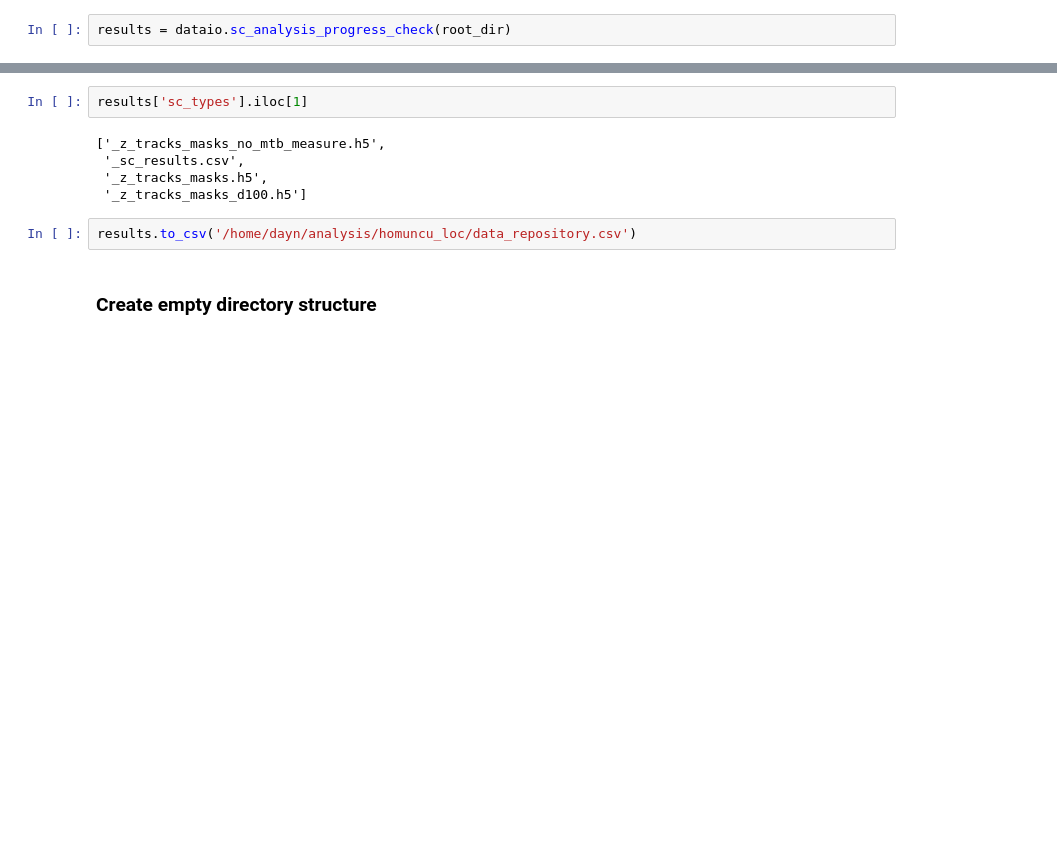
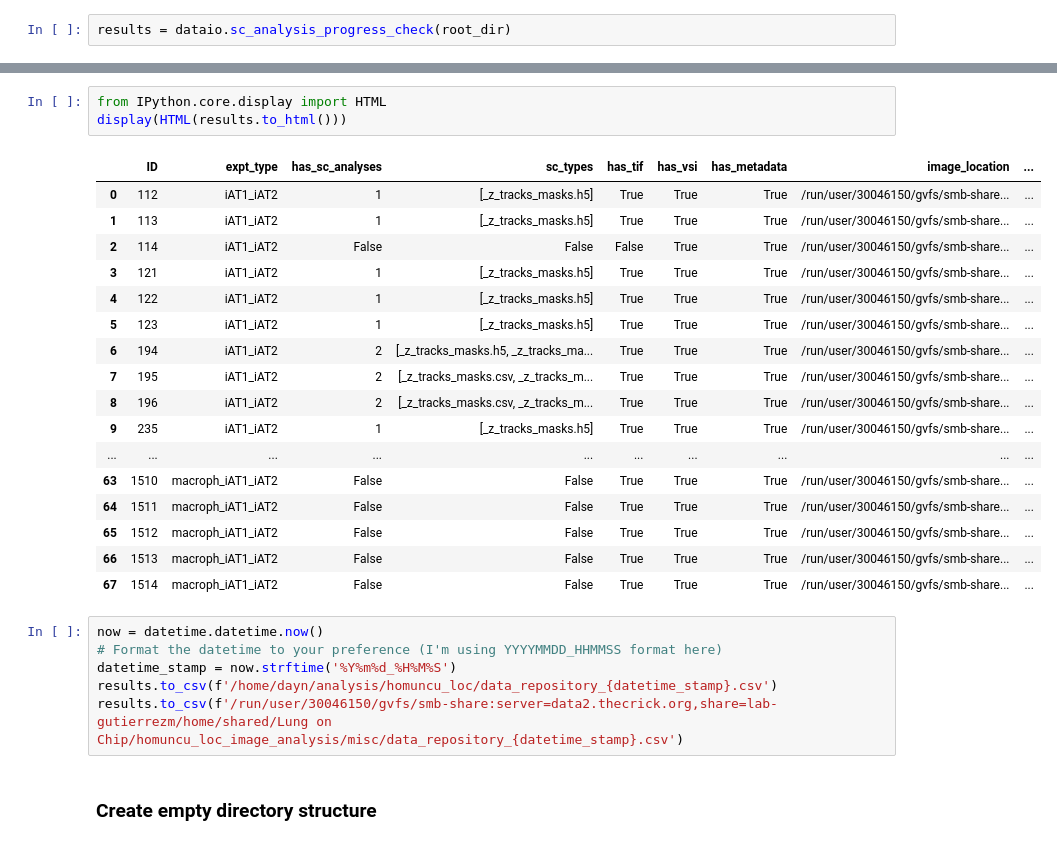
Before and after one commit to nthndy/homuncu_loc, a Jupyter notebook: homunculoc_data_organisation.ipynb, the cells around one changed output, grey strips where cells are left out. Drawn from its saved outputs; the diff is of its cells as text; blank space fills up the shorter version.

Commit message:
checking image and sc files

```diff
--- a/homunculoc_data_organisation.ipynb
+++ b/homunculoc_data_organisation.ipynb
@@ -40,12 +22,30 @@ results
 # %%
-results['sc_types'].iloc[1]
+from IPython.core.display import HTML
+display(HTML(results.to_html()))
 # %% [output]
-['_z_tracks_masks_no_mtb_measure.h5',
- '_sc_results.csv',
- '_z_tracks_masks.h5',
- '_z_tracks_masks_d100.h5']
+|  | ID | expt_type | has_sc_analyses | sc_types | has_tif | has_vsi | has_metadata | image_location | ... |
+| 0 | 112 | iAT1_iAT2 | 1 | [_z_tracks_masks.h5] | True | True | True | /run/user/30046150/gvfs/smb-share... | ... |
+| 1 | 113 | iAT1_iAT2 | 1 | [_z_tracks_masks.h5] | True | True | True | /run/user/30046150/gvfs/smb-share... | ... |
+| 2 | 114 | iAT1_iAT2 | False | False | False | True | True | /run/user/30046150/gvfs/smb-share... | ... |
+| 3 | 121 | iAT1_iAT2 | 1 | [_z_tracks_masks.h5] | True | True | True | /run/user/30046150/gvfs/smb-share... | ... |
+| 4 | 122 | iAT1_iAT2 | 1 | [_z_tracks_masks.h5] | True | True | True | /run/user/30046150/gvfs/smb-share... | ... |
+| 5 | 123 | iAT1_iAT2 | 1 | [_z_tracks_masks.h5] | True | True | True | /run/user/30046150/gvfs/smb-share... | ... |
+| 6 | 194 | iAT1_iAT2 | 2 | [_z_tracks_masks.h5, _z_tracks_ma... | True | True | True | /run/user/30046150/gvfs/smb-share... | ... |
+| 7 | 195 | iAT1_iAT2 | 2 | [_z_tracks_masks.csv, _z_tracks_m... | True | True | True | /run/user/30046150/gvfs/smb-share... | ... |
+| 8 | 196 | iAT1_iAT2 | 2 | [_z_tracks_masks.csv, _z_tracks_m... | True | True | True | /run/user/30046150/gvfs/smb-share... | ... |
+| 9 | 235 | iAT1_iAT2 | 1 | [_z_tracks_masks.h5] | True | True | True | /run/user/30046150/gvfs/smb-share... | ... |
+| ... | ... | ... | ... | ... | ... | ... | ... | ... | ... |
+| 63 | 1510 | macroph_iAT1_iAT2 | False | False | True | True | True | /run/user/30046150/gvfs/smb-share... | ... |
+| 64 | 1511 | macroph_iAT1_iAT2 | False | False | True | True | True | /run/user/30046150/gvfs/smb-share... | ... |
+| 65 | 1512 | macroph_iAT1_iAT2 | False | False | True | True | True | /run/user/30046150/gvfs/smb-share... | ... |
+| 66 | 1513 | macroph_iAT1_iAT2 | False | False | True | True | True | /run/user/30046150/gvfs/smb-share... | ... |
+| 67 | 1514 | macroph_iAT1_iAT2 | False | False | True | True | True | /run/user/30046150/gvfs/smb-share... | ... |
 # %%
-results.to_csv('/home/dayn/analysis/homuncu_loc/data_repository.csv')
+now = datetime.datetime.now()
+# Format the datetime to your preference (I'm using YYYYMMDD_HHMMSS format here)
+datetime_stamp = now.strftime('%Y%m%d_%H%M%S')
+results.to_csv(f'/home/dayn/analysis/homuncu_loc/data_repository_{datetime_stamp}.csv')
+results.to_csv(f'/run/user/30046150/gvfs/smb-share:server=data2.thecrick.org,share=lab-gutierrezm/home/shared/Lung on Chip/homuncu_loc_image_analysis/misc/data_repository_{datetime_stamp}.csv')
 # %% [markdown]
 ### Create empty directory structure
 # %%
```
Also changed, not shown: parts of 2 cells of this notebook.
